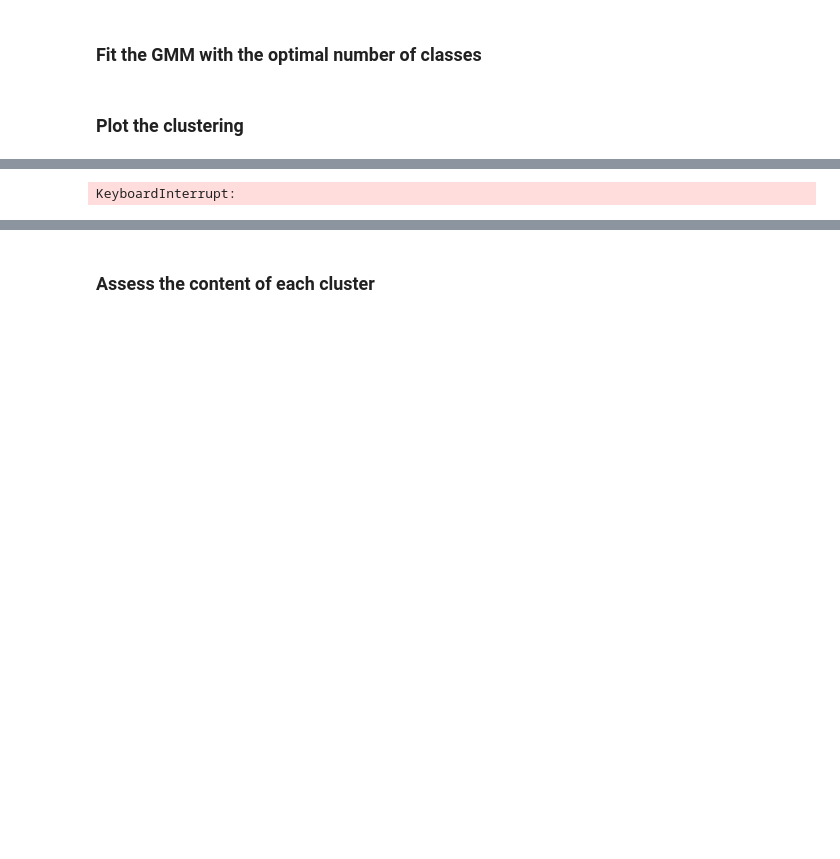
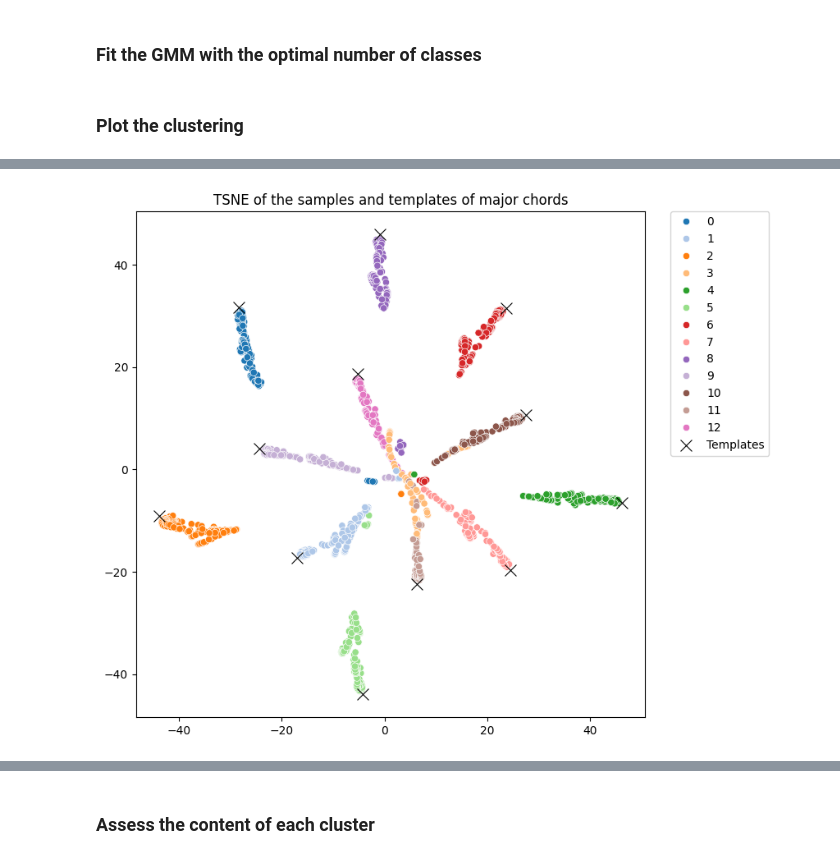
Before and after one commit to oscarboyle/chordclustering, a Jupyter notebook: testing2.ipynb, the cells around one changed output, grey strips where cells are left out. Drawn from its saved outputs; the diff is of its cells as text; code cells hidden in the pictures; blank space fills up the shorter version.

```diff
--- a/testing2.ipynb
+++ b/testing2.ipynb
@@ -119,6 +124,19 @@ aics = list()
 # %%
+from sklearn.metrics import adjusted_rand_score, normalized_mutual_info_score, fowlkes_mallows_score, silhouette_score
+from sklearn.mixture import GaussianMixture
 
-for n in trange(24, 60):
+from tqdm import trange
+rands = list()
+mis = list()
+fmis = list()
+sil = list()
+bics = list()
+aics = list()
+ks = list()
+
+
+import json
+for n in trange(2, 30):
     #kmeans = KMeans(n_clusters=n, random_state=123)
     gmm = GaussianMixture(n_components=n, covariance_type='full', init_params='kmeans', max_iter=1000, random_state=42)
     clusters = gmm.fit_predict(X)
@@ -131,4 +149,15 @@ for n in trange(24, 60):
     rands.append(adjusted_rand_score(chords, clusters))
     mis.append(normalized_mutual_info_score(chords, clusters))
     fmis.append(fowlkes_mallows_score(chords, clusters))
+    ks.append(n)
     #sil.append(silhouette_score(X, clusters))
+
+metrics = {"rands": rands,
+           "mis": mis,
+           "fmis": fmis,
+           "sil": sil,
+           "bics": bics,
+           "aics": aics,
+           "ks": ks}
+
+json.dump(metrics, open("gmm_metrics_clarinet.json", "w"))
@@ -170,7 +206,7 @@ print(optim_n_rand)
 # %% [markdown]
 ### Fit the GMM with the optimal number of classes
 # %%
-gmm = GaussianMixture(n_components=optim_n_bic, covariance_type='full', init_params="kmeans", max_iter=1000, random_state=42)
+gmm = GaussianMixture(n_components=optim_n_rand, covariance_type='full', init_params="kmeans", max_iter=1000, random_state=42)
 clusters = gmm.fit_predict(X)
 # %% [markdown]
 ### Plot the clustering
@@ -177,22 +228,26 @@ clusters = gmm.fit_predict(X)
 # %%
-from MulticoreTSNE import MulticoreTSNE as TSNE
+#from MulticoreTSNE import MulticoreTSNE as TSNE
+from sklearn.manifold import TSNE
+from sklearn.decomposition import PCA
+from sklearn.discriminant_analysis import LinearDiscriminantAnalysis as LDA
 import seaborn as sns
 
 def plot_clusters(coords, template_coords, clusters):
     plt.figure(figsize=(8, 8))
     sns.scatterplot(x=coords[:, 0], y=coords[:, 1], hue=clusters, palette='tab20')
     #sns.scatterplot(x=coords[:, 0], y=coords[:, 1], hue=clusters, palette='tab20')
 
+    sns.scatterplot(x=template_coords[:, 0], y=template_coords[:, 1], color='black', s=100, marker='x', label="Templates")
     plt.legend(bbox_to_anchor=(1.05, 1), loc=2, borderaxespad=0.)
-    sns.scatterplot(x=template_coords[:, 0], y=template_coords[:, 1], color='black', s=100, marker='x')
-    plt.show()
 
 # Plot the cluster assignments
-tsne = TSNE(n_jobs=-1)
-coords = tsne.fit_transform(np.vstack([X, templates]))
+tsne = TSNE()
+coords = tsne.fit_transform(np.vstack([X, templates]))#, np.hstack([chords, template_labels]))
 sample_coords = coords[:-len(templates)]
 template_coords = coords[-len(templates):]
 
 plot_clusters(sample_coords, template_coords, clusters)
+plt.title("TSNE of the samples and templates of major chords")
+plt.savefig("imgs/clusters_violin.png", bbox_inches='tight')
 # %% [output]
-KeyboardInterrupt:
+[figure, added]
```
Also changed, not shown: parts of 20 cells of this notebook, 7 other files.
